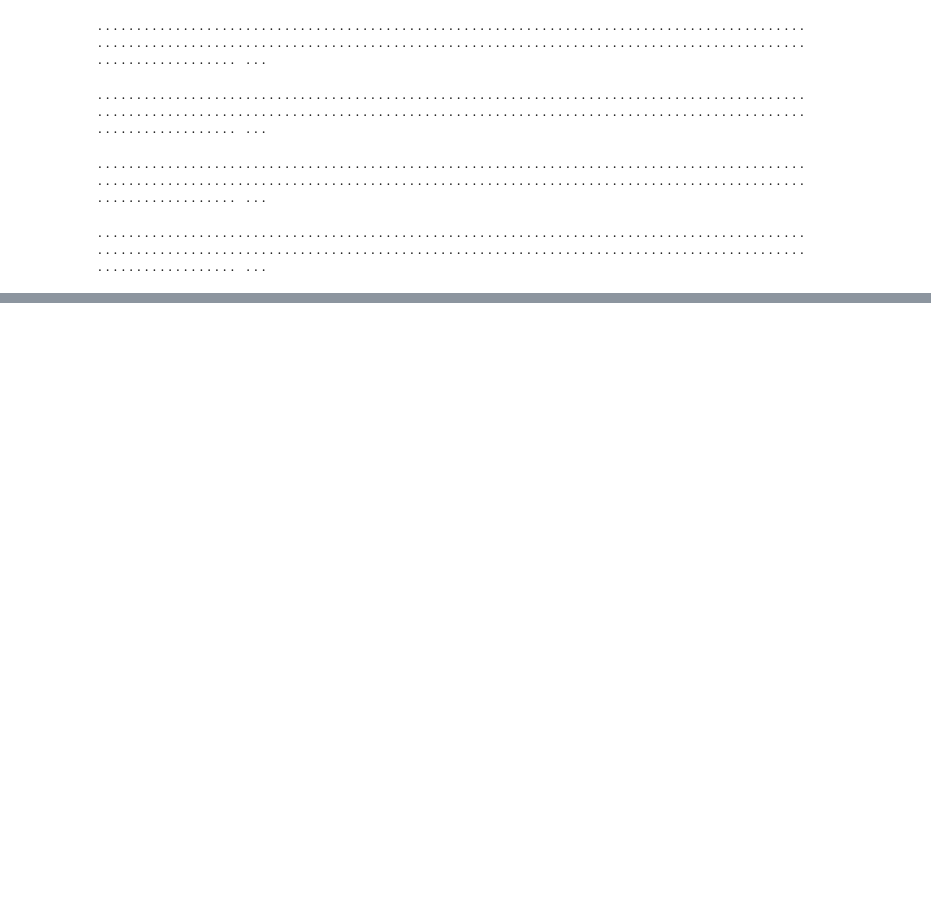
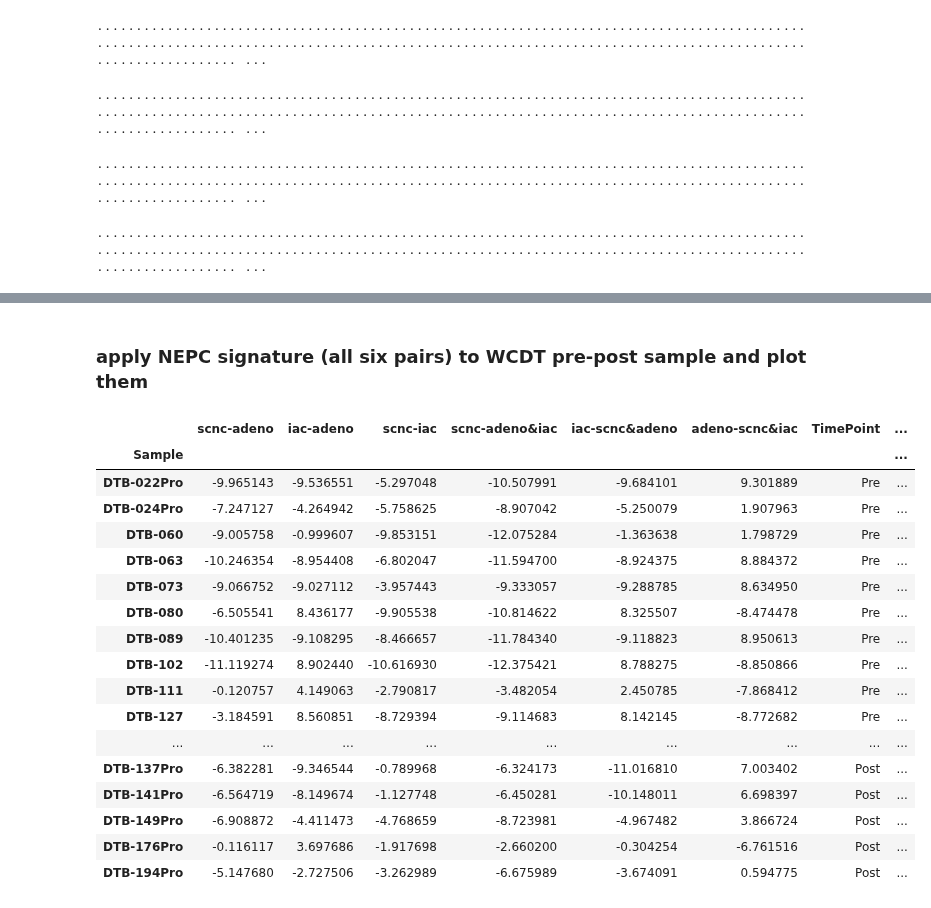
Before and after one commit to MollyZhang/ARsig_python, a Jupyter notebook: NEPCsig.ipynb, the cells around one changed output, grey strips where cells are left out. Saved outputs shown, nothing was run; the diff lists cells and outputs as text; code cells hidden in the pictures; blank space fills up the shorter version.

```diff
--- a/NEPCsig.ipynb
+++ b/NEPCsig.ipynb
@@ -28,8 +34,10 @@ Autosaving every 10 seconds
 # %%
 WCDT_mRNA = "./data/WCDT_mRNA.tsv"
 WCDT_clinical = "./data/WCDT_clinical.tsv"
+WCDT_sample_pairs = "./data/WCDT_paired_samples.tab"
 df_mRNA = pd.read_csv(WCDT_mRNA, delimiter="\t")
 df_clinical = pd.read_csv(WCDT_clinical, delimiter="\t")
+df_sample_pairs = pd.read_csv(WCDT_sample_pairs, delimiter="\t", index_col="Sample")
 # %%
 def extract_label(df_clinical):
     # extract information from classification #1
@@ -127,0 +183,32 @@ print(helper.leave_pair_out_cv(X, y, linear_model.LogisticRegression()))
+# %% [markdown]
+### apply NEPC signature (all six pairs) to WCDT pre-post sample and plot them
+# %%
+df_WCDT_enza = df_mRNA.set_index("gene_id").T.loc[list(df_sample_pairs.index)]
+
+assert(list(df_WCDT_enza.columns) == list(all_sigs.index))
+assert(list(df_WCDT_enza.index) == list(df_sample_pairs.index))
+all_sig_scores = pd.DataFrame(data=np.matmul(df_WCDT_enza.as_matrix(), all_sigs.as_matrix()),
+                              index=df_WCDT_enza.index,
+                              columns=all_sigs.columns)
+
+df_combined = pd.concat([all_sig_scores, df_sample_pairs], axis=1)
+df_combined
+# %% [output]
+|  | scnc-adeno | iac-adeno | scnc-iac | scnc-adeno&iac | iac-scnc&adeno | adeno-scnc&iac | TimePoint | ... |
+| Sample |  |  |  |  |  |  |  | ... |
+| DTB-022Pro | -9.965143 | -9.536551 | -5.297048 | -10.507991 | -9.684101 | 9.301889 | Pre | ... |
+| DTB-024Pro | -7.247127 | -4.264942 | -5.758625 | -8.907042 | -5.250079 | 1.907963 | Pre | ... |
+| DTB-060 | -9.005758 | -0.999607 | -9.853151 | -12.075284 | -1.363638 | 1.798729 | Pre | ... |
+| DTB-063 | -10.246354 | -8.954408 | -6.802047 | -11.594700 | -8.924375 | 8.884372 | Pre | ... |
+| DTB-073 | -9.066752 | -9.027112 | -3.957443 | -9.333057 | -9.288785 | 8.634950 | Pre | ... |
+| DTB-080 | -6.505541 | 8.436177 | -9.905538 | -10.814622 | 8.325507 | -8.474478 | Pre | ... |
+| DTB-089 | -10.401235 | -9.108295 | -8.466657 | -11.784340 | -9.118823 | 8.950613 | Pre | ... |
+| DTB-102 | -11.119274 | 8.902440 | -10.616930 | -12.375421 | 8.788275 | -8.850866 | Pre | ... |
+| DTB-111 | -0.120757 | 4.149063 | -2.790817 | -3.482054 | 2.450785 | -7.868412 | Pre | ... |
+| DTB-127 | -3.184591 | 8.560851 | -8.729394 | -9.114683 | 8.142145 | -8.772682 | Pre | ... |
+| ... | ... | ... | ... | ... | ... | ... | ... | ... |
+| DTB-137Pro | -6.382281 | -9.346544 | -0.789968 | -6.324173 | -11.016810 | 7.003402 | Post | ... |
+| DTB-141Pro | -6.564719 | -8.149674 | -1.127748 | -6.450281 | -10.148011 | 6.698397 | Post | ... |
+| DTB-149Pro | -6.908872 | -4.411473 | -4.768659 | -8.723981 | -4.967482 | 3.866724 | Post | ... |
+| DTB-176Pro | -0.116117 | 3.697686 | -1.917698 | -2.660200 | -0.304254 | -6.761516 | Post | ... |
+| DTB-194Pro | -5.147680 | -2.727506 | -3.262989 | -6.675989 | -3.674091 | 0.594775 | Post | ... |
```
Also changed, not shown: parts of 11 cells of this notebook, 1 other file.
